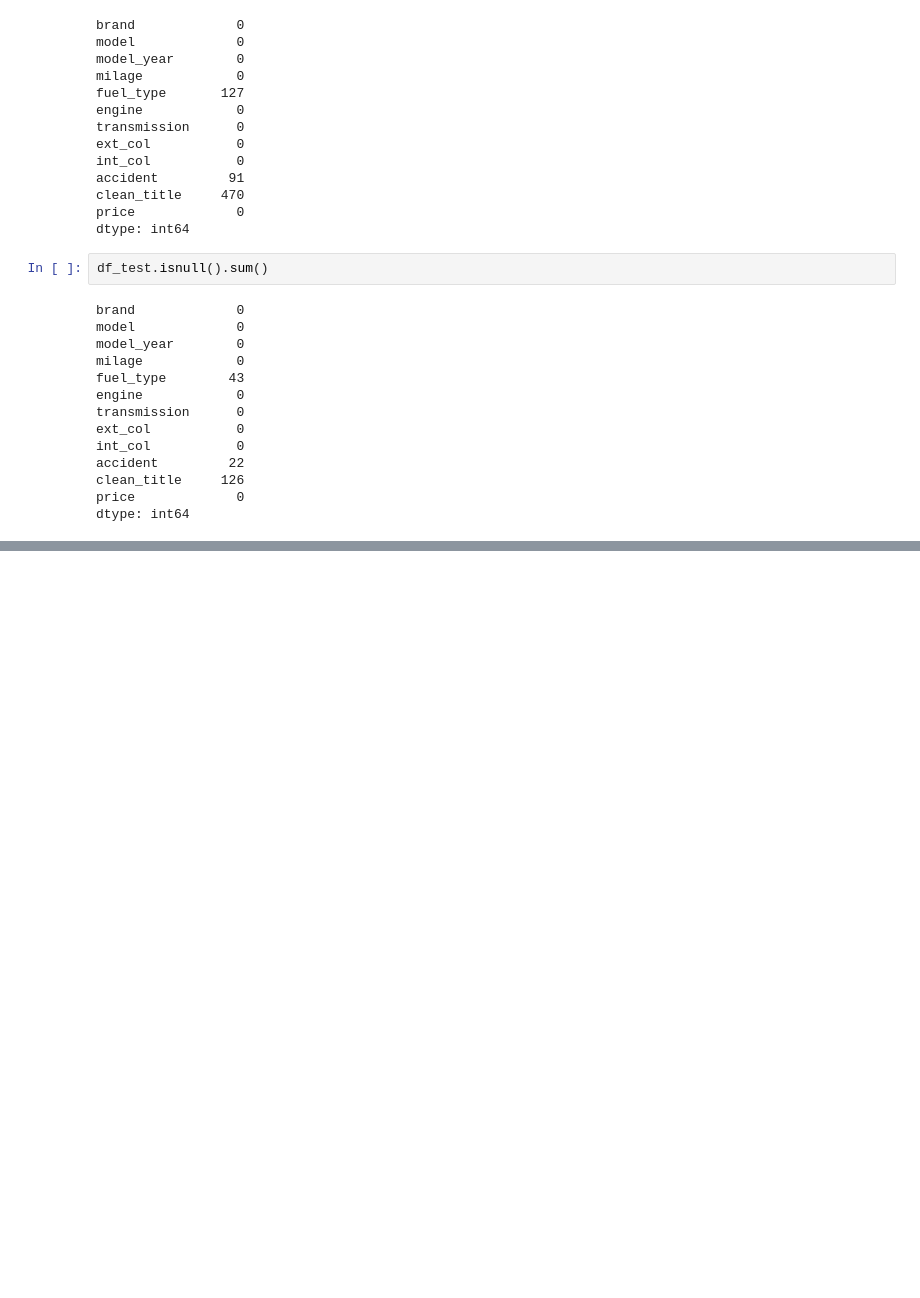
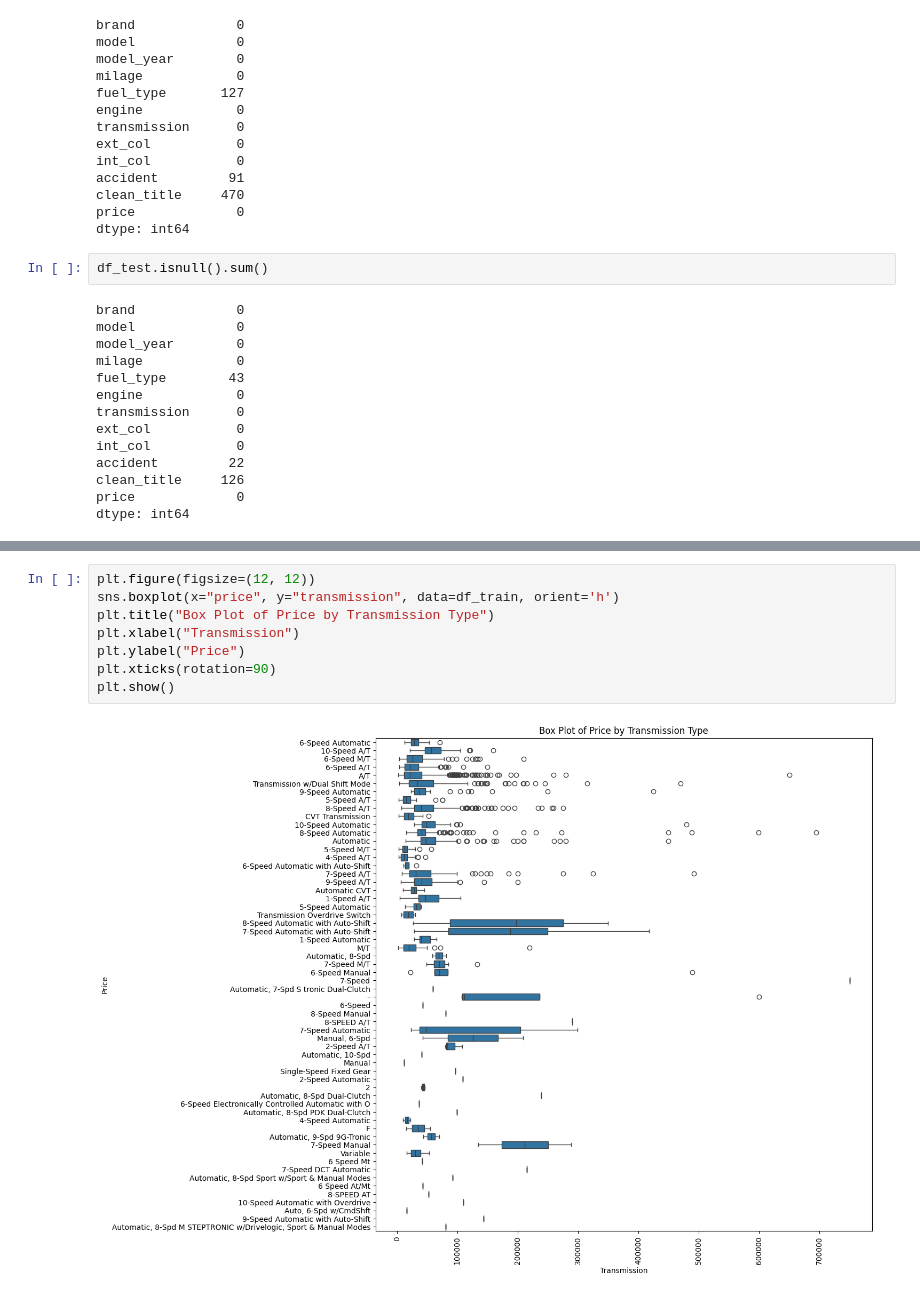
Before and after one commit to crdcamp/lin-reg-practice, a Jupyter notebook: kaggle_review.ipynb, the cells around one changed output, grey strips where cells are left out. Drawn from its saved outputs; the diff is of its cells as text; blank space fills up the shorter version.

```diff
--- a/kaggle_review.ipynb
+++ b/kaggle_review.ipynb
@@ -155,0 +159,10 @@ Not quite sure how to get rid of that mess of characters on the y axis, but oh w
+# %%
+plt.figure(figsize=(12, 12))
+sns.boxplot(x="price", y="transmission", data=df_train, orient='h')
+plt.title("Box Plot of Price by Transmission Type")
+plt.xlabel("Transmission")
+plt.ylabel("Price")
+plt.xticks(rotation=90)
+plt.show()
+# %% [output]
+[figure, added]
```
Also changed, not shown: parts of 8 cells of this notebook.
